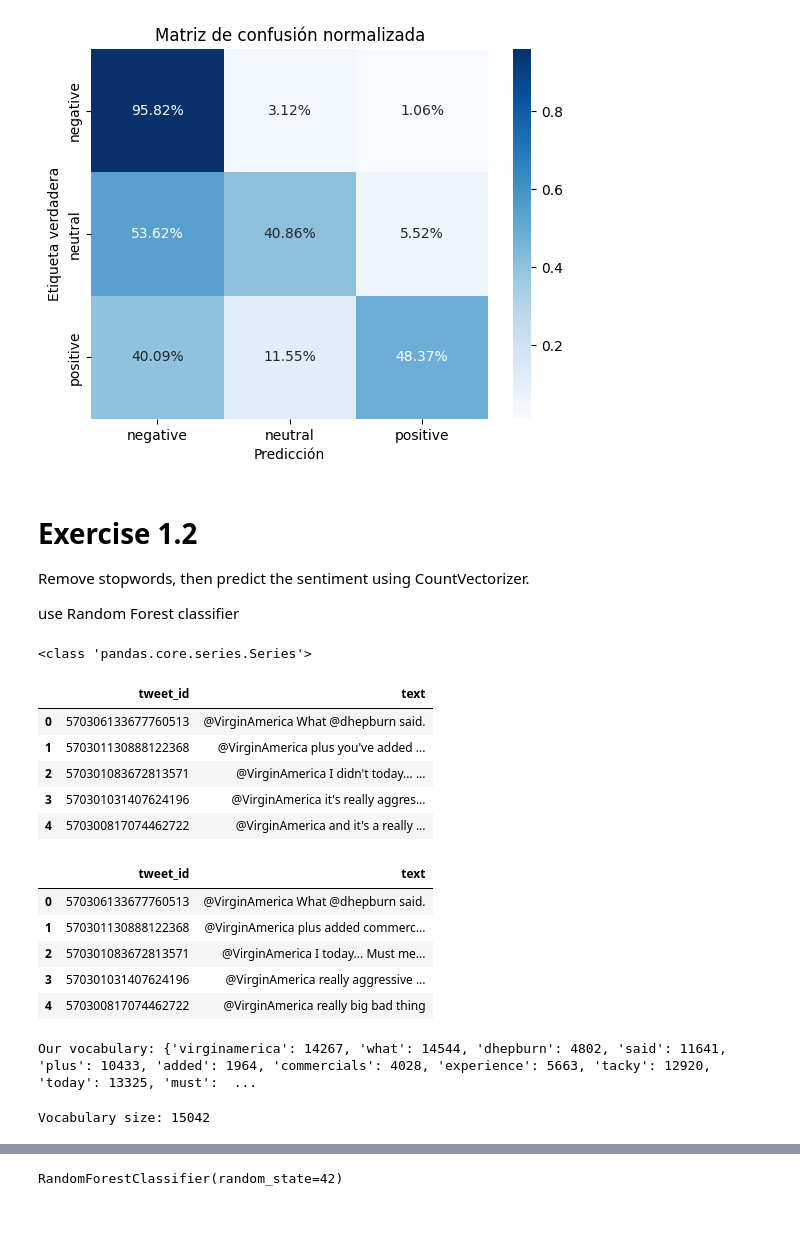
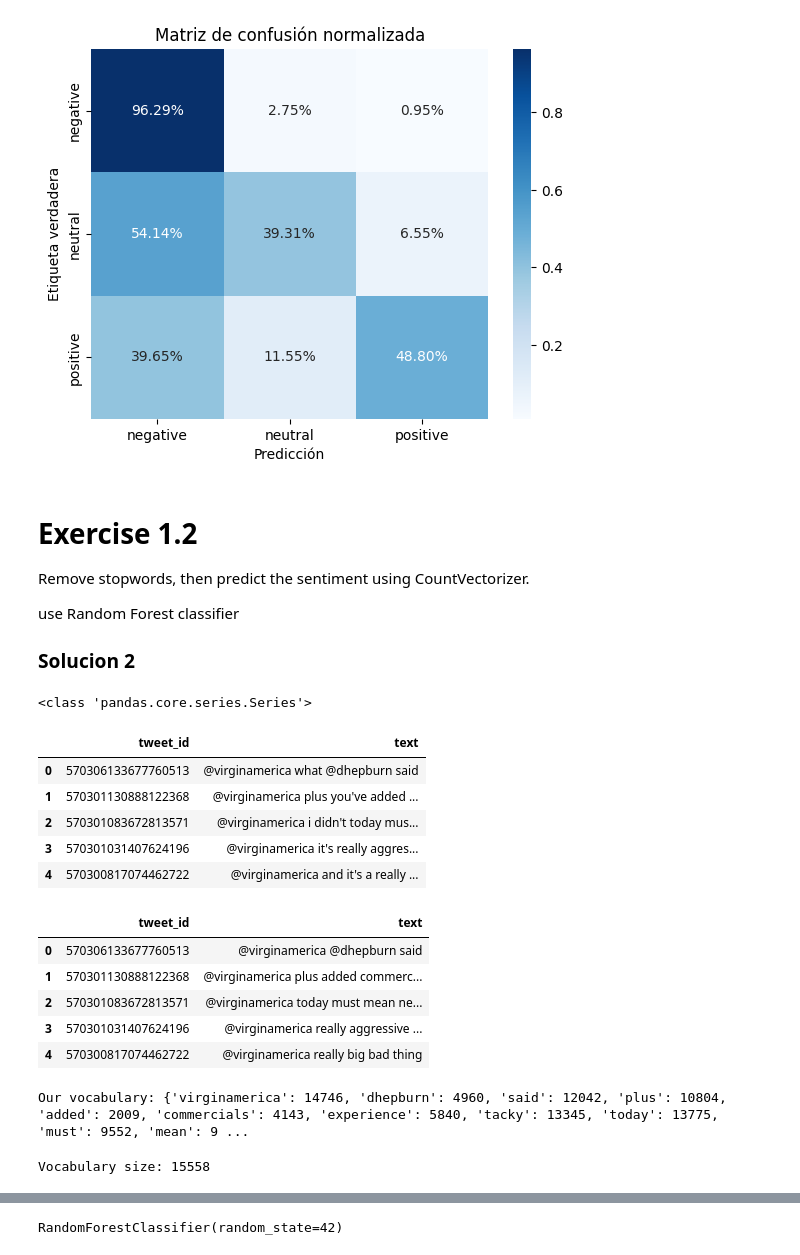
Before and after one commit to daferocu/Topicos-Avanzados, a Jupyter notebook: datalab/Talleres/Taller 5/E1-SentimentPrediction.ipynb, the cells around one changed output, grey strips where cells are left out. Cells and saved outputs as stored; diff of their text form; code cells hidden in the pictures; blank space fills up the shorter version.

```diff
--- a/datalab/Talleres/Taller 5/E1-SentimentPrediction.ipynb
+++ b/datalab/Talleres/Taller 5/E1-SentimentPrediction.ipynb
@@ -305,6 +228,8 @@ plt.show()
 Remove stopwords, then predict the sentiment using CountVectorizer.
 
 use Random Forest classifier
+
+### Solucion 2
 # %%
 # Cargar las stopwords(english), cambiar esto si esta en otro idioma
 # ==============================================================================
@@ -313,19 +238,20 @@ stop_words = set(stopwords.words('english'))
 # %%
 # Convertir X en un dataframe
 # ==============================================================================
 print(type(X))
 
 df_x = X.to_frame()
 df_x = df_x.reset_index()
+df_x['text'] = df_x['text'].apply(lambda doc: doc.lower().replace(".", ""))
 df_x.head()
 # %% [output]
 <class 'pandas.core.series.Series'>
 |  | tweet_id | text |
-| 0 | 570306133677760513 | @VirginAmerica What @dhepburn said. |
-| 1 | 570301130888122368 | @VirginAmerica plus you've added ... |
-| 2 | 570301083672813571 | @VirginAmerica I didn't today... ... |
-| 3 | 570301031407624196 | @VirginAmerica it's really aggres... |
-| 4 | 570300817074462722 | @VirginAmerica and it's a really ... |
+| 0 | 570306133677760513 | @virginamerica what @dhepburn said |
+| 1 | 570301130888122368 | @virginamerica plus you've added ... |
+| 2 | 570301083672813571 | @virginamerica i didn't today mus... |
+| 3 | 570301031407624196 | @virginamerica it's really aggres... |
+| 4 | 570300817074462722 | @virginamerica and it's a really ... |
 # %%
 # Retirar las stopwords
 # ==============================================================================
@@ -333,11 +259,11 @@ df_x['text'] = df_x['text'].apply(lambda x: ' '.join([word for word in x.split()
 df_x.head()
 # %% [output]
 |  | tweet_id | text |
-| 0 | 570306133677760513 | @VirginAmerica What @dhepburn said. |
-| 1 | 570301130888122368 | @VirginAmerica plus added commerc... |
-| 2 | 570301083672813571 | @VirginAmerica I today... Must me... |
-| 3 | 570301031407624196 | @VirginAmerica really aggressive ... |
-| 4 | 570300817074462722 | @VirginAmerica really big bad thing |
+| 0 | 570306133677760513 | @virginamerica @dhepburn said |
+| 1 | 570301130888122368 | @virginamerica plus added commerc... |
+| 2 | 570301083672813571 | @virginamerica today must mean ne... |
+| 3 | 570301031407624196 | @virginamerica really aggressive ... |
+| 4 | 570300817074462722 | @virginamerica really big bad thing |
 # %%
 # # Guardamos un CSV para comparar los tweets antes y despues de la transformación
 # # ==============================================================================
@@ -354,18 +280,18 @@ df_x.head()
 count_vect = CountVectorizer()
 X2 = count_vect.fit_transform(df_x['text'])
 # %%
-# Imprimir el vocabulario creado
-# ==============================================================================
-print(f"Our vocabulary: {count_vect.vocabulary_} ")
+# # Imprimir el vocabulario creado
+# # ==============================================================================
+#  print(f"Our vocabulary: {count_vect.vocabulary_} ")
 # %% [output]
-Our vocabulary: {'virginamerica': 14267, 'what': 14544, 'dhepburn': 4802, 'said': 11641, 'plus': 10433, 'added': 1964, 'commercials': 4028, 'experience': 5663, 'tacky': 12920, 'today': 13325, 'must':  ...
+Our vocabulary: {'virginamerica': 14746, 'dhepburn': 4960, 'said': 12042, 'plus': 10804, 'added': 2009, 'commercials': 4143, 'experience': 5840, 'tacky': 13345, 'today': 13775, 'must': 9552, 'mean': 9 ...
 # %%
 # Imprimir longitud de vocabulario creado
 # ==============================================================================
 tamaño_diccionarito2 = len(count_vect.vocabulary_)
 print(f'Vocabulary size: {tamaño_diccionarito2}')
 # %% [output]
-Vocabulary size: 15042
+Vocabulary size: 15558
 # %%
 # # Guardamos un CSV con el diccionario creado
 # # ==============================================================================
```
Also changed, not shown: parts of 19 cells of this notebook, 1 other file.
